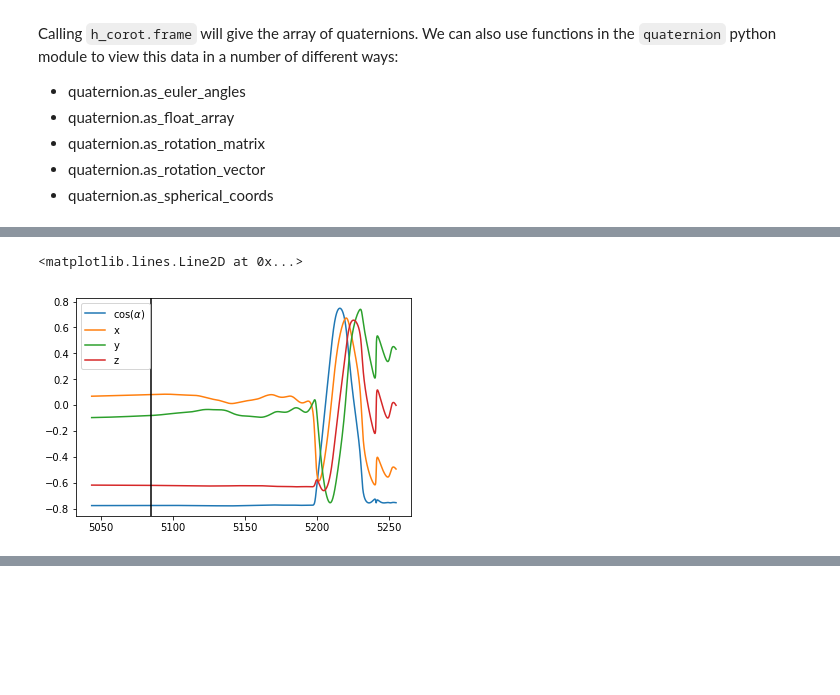
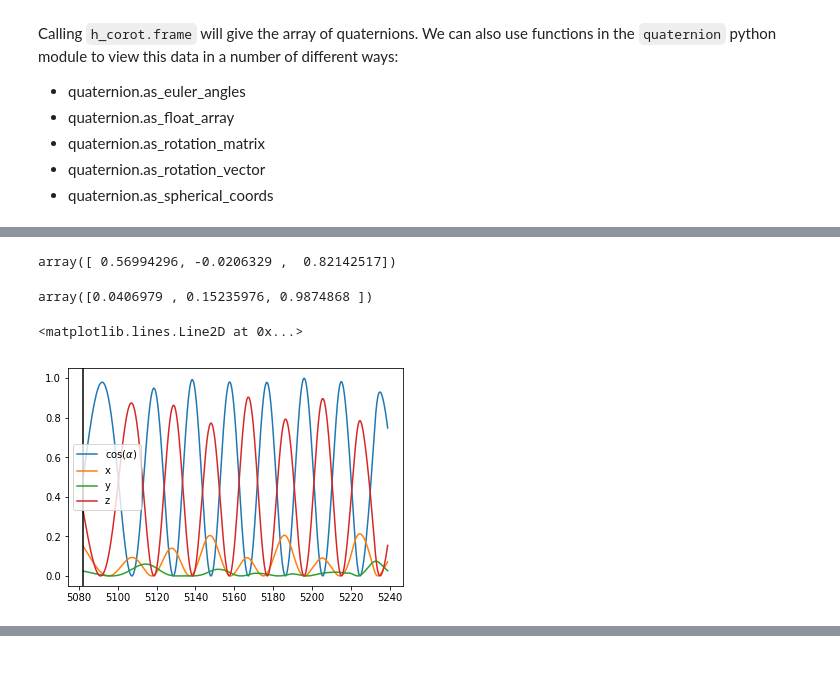
Before and after one commit to isaaclegred/qnm-fitting, a Jupyter notebook: Testing/scri_tutorial.ipynb, the cells around one changed output, grey strips where cells are left out. Drawn from its saved outputs; the diff is of its cells as text; code cells hidden in the pictures; blank space fills up the shorter version.

```diff
--- a/Testing/scri_tutorial.ipynb
+++ b/Testing/scri_tutorial.ipynb
@@ -43,7 +44,7 @@ class WaveformModes(scri.waveform_base.WaveformBase)
 Let's start by importing a waveform from the [SXS Catalog](https://data.black-holes.org/waveforms/catalog.html). Pick any simulation and download one of the `rhOverM_Asymptotic_GeometricUnits_COM.h5` files. Each of these HDF5 files has an interal directory storing the data.
 # %%
 #path = "/path/to/rhOverM_Asymptotic_GeometricUnits_COM.h5"
-path = "/Users/isaaclegred/qnm-fitting/GetData/SXS_BBH_0305/Lev3/rhOverM_Asymptotic_GeometricUnits_COM.h5"
+path = "/Users/isaaclegred/qnm-fitting/GetData/SXS_BBH_1975/Lev3/rhOverM_Asymptotic_GeometricUnits_COM.h5"
 h = scri.SpEC.read_from_h5(path+"/Extrapolated_N4.dir")
 # %% [markdown]
 We can access the time array of the waveform by calling `h.t`. The mode information, called by `h.data`,
@@ -158,7 +155,20 @@ Calling `h_corot.frame` will give the array of quaternions. We can also use func
+# %%
+((h_coprec.frame[frame[0][0] - 700])*quaternion.z*np.conjugate(h_coprec.frame[frame[0][0] - 700])).imag
+# %% [output]
+array([ 0.56994296, -0.0206329 ,  0.82142517])
+# %%
+v = np.array([0.0322711539692, 0.12081275417, 0.783021732156])
+def norm(v) : return np.sqrt(sum(v**2))
+v/norm(v)
+# %% [output]
+array([0.0406979 , 0.15235976, 0.9874868 ])
+# %%
+Rots = quaternion.as_float_array(h_corot.frame)[frame[0][0]:, :]*quaternion.as_float_array(h_corot.frame)[frame[0][0]:, :]
 # %%
-plt.plot(h.t[14100:], quaternion.as_float_array(h_coprec.frame)[14100:, :])
+fig = plt.figure()
+plt.plot(h.t[frame[0][0]:], Rots)
 plt.legend([r"$\cos(\alpha)$","x", "y", "z"])
-plt.axvline(WM.t[14510], color="k")
+plt.axvline(h.t[frame[0][0]], color="k")
 # %% [output]
 <matplotlib.lines.Line2D at 0x...>
-[figure, old version]
+[figure, new version]
```
Also changed, not shown: parts of 31 cells of this notebook, 4 other files.
